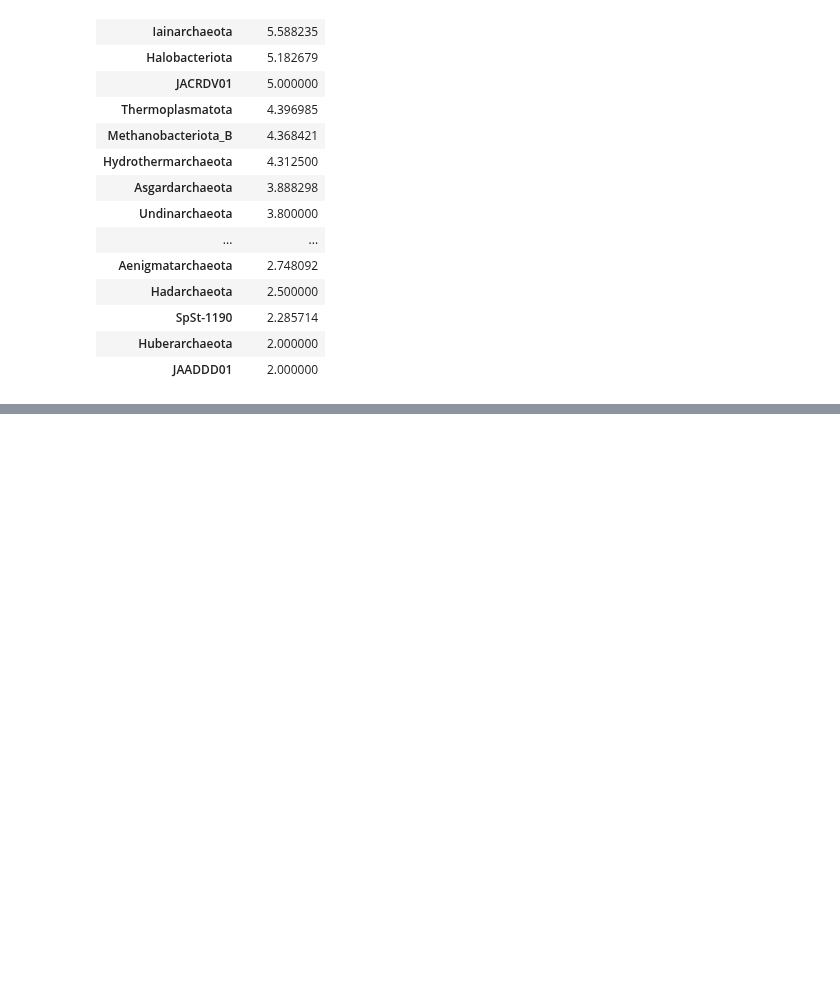
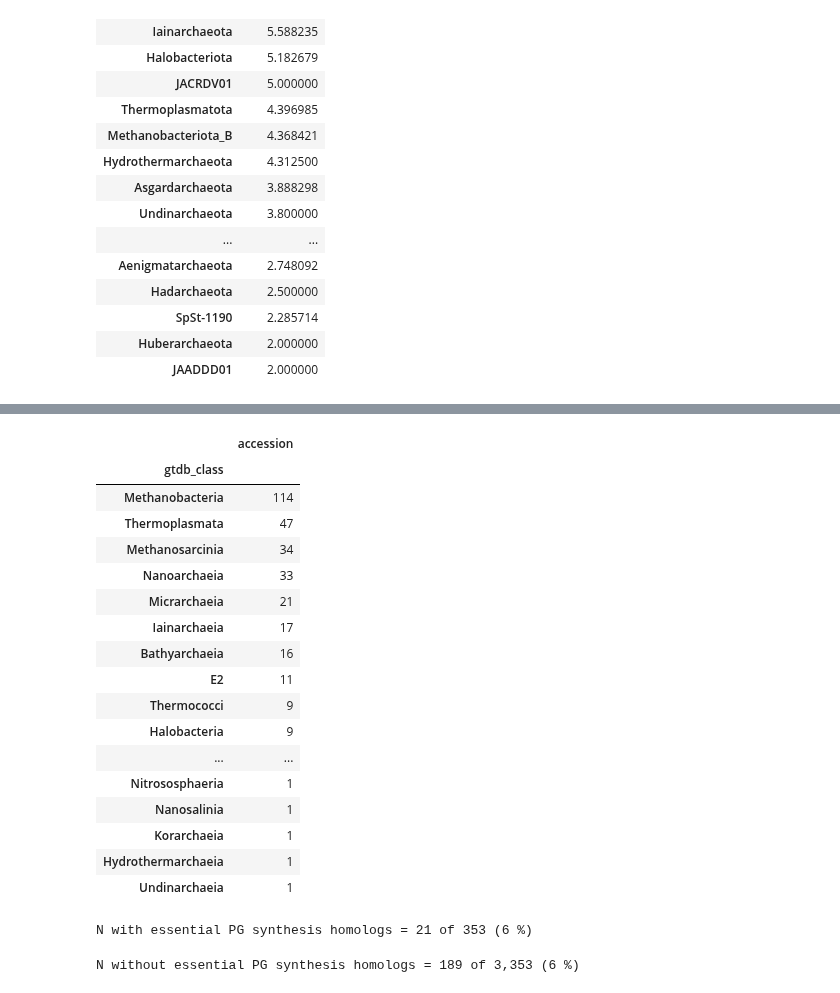
Before and after one commit to srom/archaea-vs-bacteria, a Jupyter notebook: notebook/pg_synthesis_pathways.ipynb, the cells around one changed output, grey strips where cells are left out. Drawn from its saved outputs; the diff is of its cells as text; code cells hidden in the pictures; blank space fills up the shorter version.

Commit message:
PG synthesis pathways continued

```diff
--- a/notebook/pg_synthesis_pathways.ipynb
+++ b/notebook/pg_synthesis_pathways.ipynb
@@ -127,0 +230,49 @@ top_hits_with_phylum[
+# %%
+essential_hits = ['newDdlB', 'newMurC', 'newMurD', 'newMurE', 'newMurF']
+
+v = top_hits_with_phylum[
+    top_hits_with_phylum['query_name'].isin(essential_hits)
+][['accession', 'query_name']].groupby('accession').nunique()
+
+accession_with_all_essential_hits = sorted(set(v[v['query_name'] == len(essential_hits)].index))
+# %%
+gtdb_metadata.loc[
+    accession_with_all_essential_hits][['gtdb_class', 'accession']
+].groupby('gtdb_class').nunique().sort_values('accession', ascending=False).rename(columns={
+    'accession': 'n_with_partial_cluster'
+})
+# %% [output]
+|  | accession |
+| gtdb_class |  |
+| Methanobacteria | 114 |
+| Thermoplasmata | 47 |
+| Methanosarcinia | 34 |
+| Nanoarchaeia | 33 |
+| Micrarchaeia | 21 |
+| Iainarchaeia | 17 |
+| Bathyarchaeia | 16 |
+| E2 | 11 |
+| Thermococci | 9 |
+| Halobacteria | 9 |
+| ... | ... |
+| Nitrososphaeria | 1 |
+| Nanosalinia | 1 |
+| Korarchaeia | 1 |
+| Hydrothermarchaeia | 1 |
+| Undinarchaeia | 1 |
+# %%
+n_with_essential = len(archaeal_pgh[archaeal_pgh['assembly_accession'].isin(accession_with_all_essential_hits)])
+p = 100 * n_with_essential / len(accession_with_all_essential_hits)
+
+print(f'N with essential PG synthesis homologs = {n_with_essential:,} of {len(accession_with_all_essential_hits)} ({p:.0f} %)')
+# %% [output]
+N with essential PG synthesis homologs = 21 of 353 (6 %)
+# %%
+n_all_without_essentials = len(archaeal_accessions) - len(accession_with_all_essential_hits)
+
+n_without_essential = len(archaeal_pgh[~archaeal_pgh['assembly_accession'].isin(accession_with_all_essential_hits)])
+p = 100 * n_without_essential / n_all_without_essentials
+
+print(f'N without essential PG synthesis homologs = {n_without_essential:,} of {n_all_without_essentials:,} ({p:.0f} %)')
+# %% [output]
+N without essential PG synthesis homologs = 189 of 3,353 (6 %)
```
Also changed, not shown: parts of 8 cells of this notebook.
